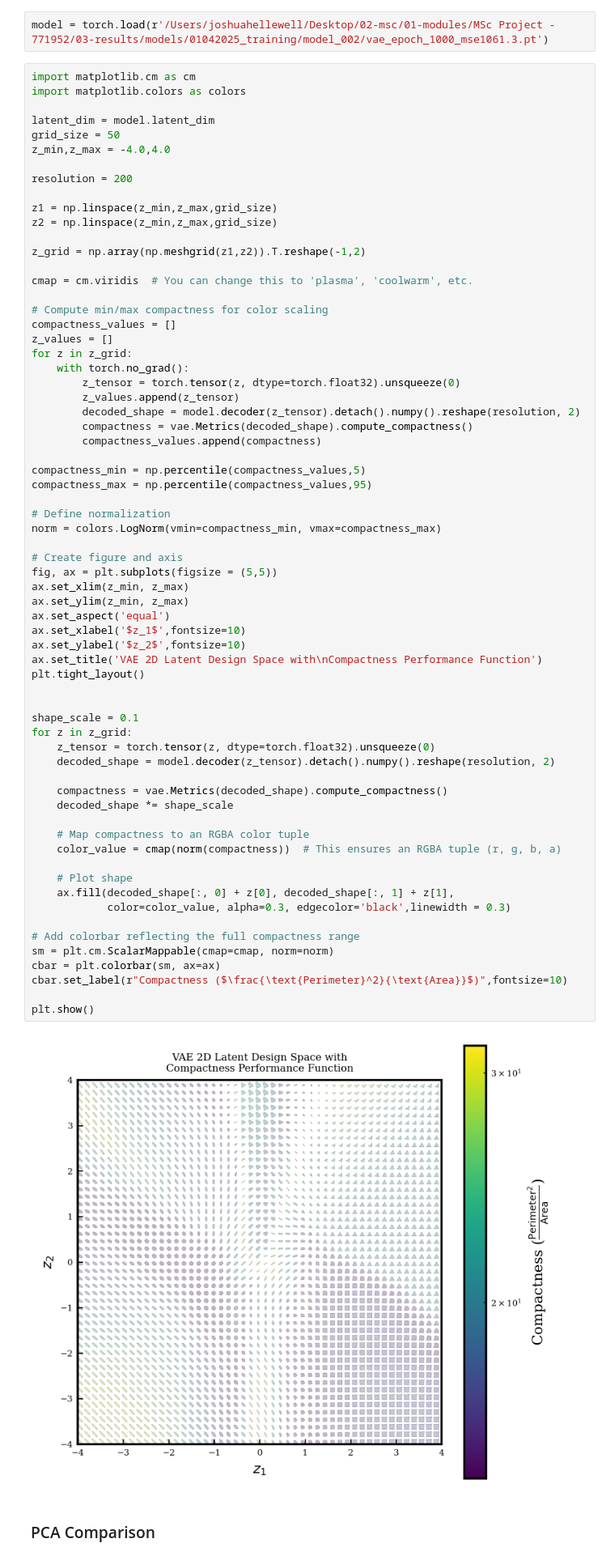
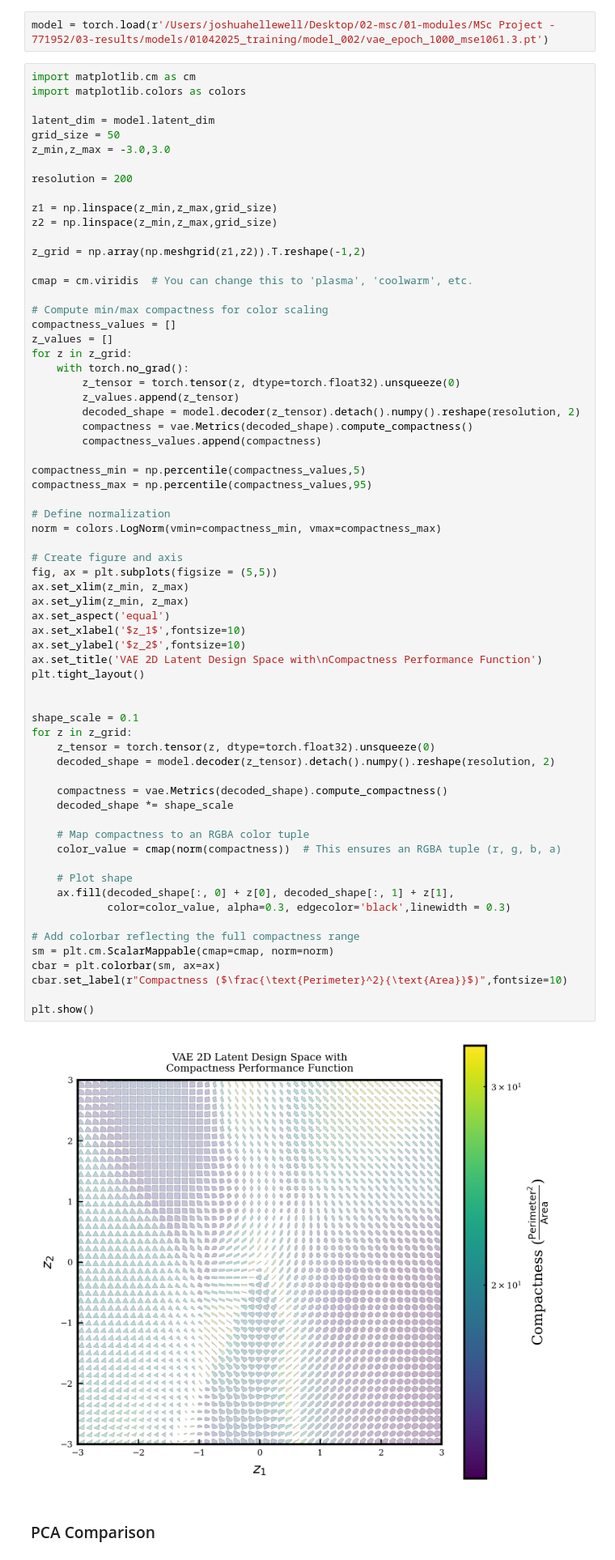
Before and after one commit to jhell1717/latentoptim, a Jupyter notebook: examples/train_model.ipynb, the cells around one changed output. Shown at 81% size. Saved outputs shown, nothing was run; the diff lists cells and outputs as text.

```diff
--- a/examples/train_model.ipynb
+++ b/examples/train_model.ipynb
@@ -185,7 +185,7 @@ import matplotlib.colors as colors
 
 latent_dim = model.latent_dim
 grid_size = 50
-z_min,z_max = -4.0,4.0
+z_min,z_max = -3.0,3.0
 
 resolution = 200
 
@@ -219,34 +219,34 @@ ax.set_xlim(z_min, z_max)
 ax.set_ylim(z_min, z_max)
 ax.set_aspect('equal')
 ax.set_xlabel('$z_1$',fontsize=10)
 ax.set_ylabel('$z_2$',fontsize=10)
 ax.set_title('VAE 2D Latent Design Space with\nCompactness Performance Function')
 plt.tight_layout()
 
 
 shape_scale = 0.1
 for z in z_grid:
     z_tensor = torch.tensor(z, dtype=torch.float32).unsqueeze(0)
     decoded_shape = model.decoder(z_tensor).detach().numpy().reshape(resolution, 2)
 
     compactness = vae.Metrics(decoded_shape).compute_compactness()
     decoded_shape *= shape_scale
 
     # Map compactness to an RGBA color tuple
     color_value = cmap(norm(compactness))  # This ensures an RGBA tuple (r, g, b, a)
 
     # Plot shape
     ax.fill(decoded_shape[:, 0] + z[0], decoded_shape[:, 1] + z[1],
             color=color_value, alpha=0.3, edgecolor='black',linewidth = 0.3)
 
 # Add colorbar reflecting the full compactness range
 sm = plt.cm.ScalarMappable(cmap=cmap, norm=norm)
 cbar = plt.colorbar(sm, ax=ax)
 cbar.set_label(r"Compactness ($\frac{\text{Perimeter}^2}{\text{Area}}$)",fontsize=10)
 
 plt.show()
 # %% [output]
-[figure, old version]
+[figure, new version]
 # %% [markdown]
 ### PCA Comparison
 # %%
```
Also changed, not shown: parts of 1 cell of this notebook, 8 other files.
